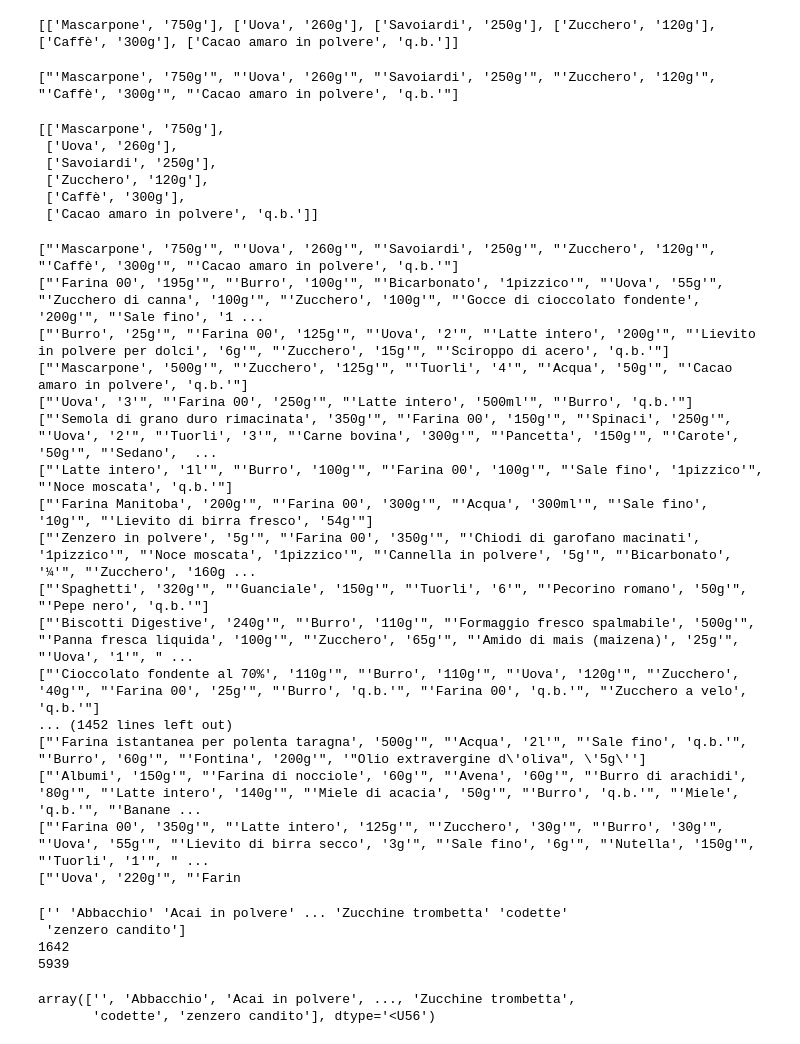
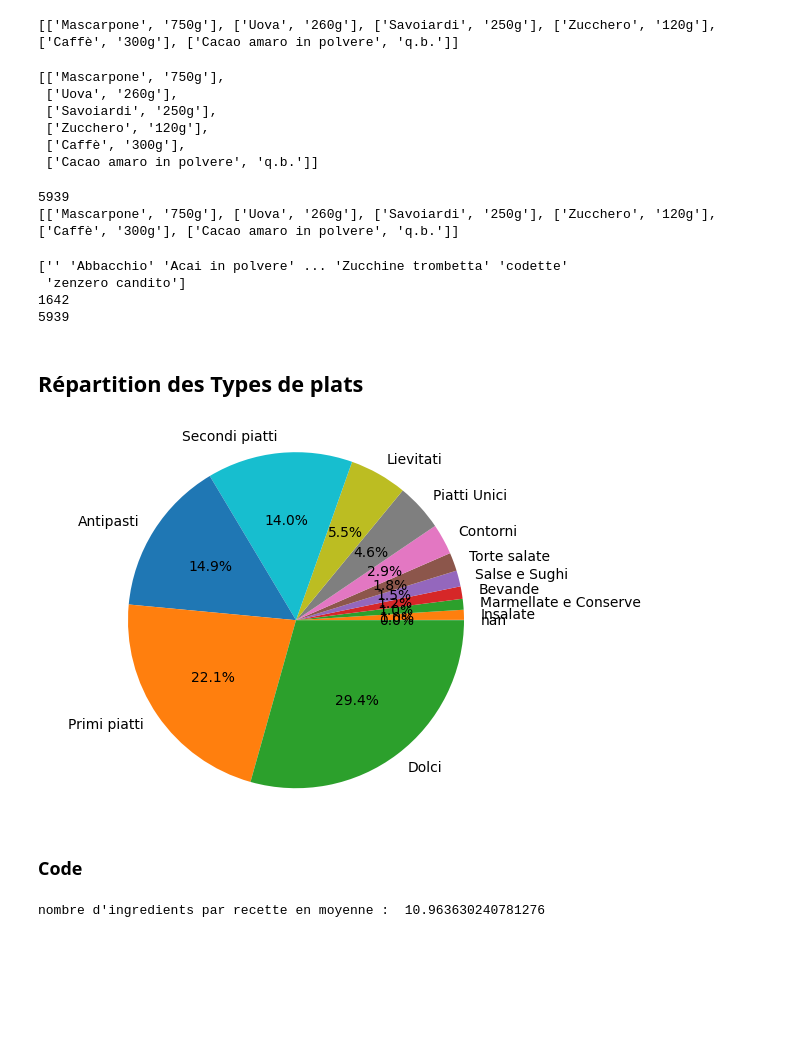
Before and after one commit to labicquette/Semantic-Web, a Jupyter notebook: dataset.ipynb, the cells around one changed output. Saved outputs shown, nothing was run; the diff lists cells and outputs as text; code cells hidden in the pictures; blank space fills up the shorter version.

```diff
--- a/dataset.ipynb
+++ b/dataset.ipynb
@@ -20,7 +25,6 @@ row = df['Ingredienti'][0]
 def getIngredient(row):
     row = row[2:-2]
     row = row.split('], [')
-    print(row)
     res = []
     for item in row :
         item = item.split(', ')
@@ -31,13 +35,12 @@ def getIngredient(row):
     return res
 getIngredient(row)
 # %% [output]
-["'Mascarpone', '750g'", "'Uova', '260g'", "'Savoiardi', '250g'", "'Zucchero', '120g'", "'Caffè', '300g'", "'Cacao amaro in polvere', 'q.b.'"]
+[['Mascarpone', '750g'],
+ ['Uova', '260g'],
+ ['Savoiardi', '250g'],
+ ['Zucchero', '120g'],
+ ['Caffè', '300g'],
+ ['Cacao amaro in polvere', 'q.b.']]
-[['Mascarpone', '750g'],
- ['Uova', '260g'],
- ['Savoiardi', '250g'],
- ['Zucchero', '120g'],
- ['Caffè', '300g'],
- ['Cacao amaro in polvere', 'q.b.']]
 # %%
 def getAllIng(df):
     allingredients = []
@@ -46,24 +49,10 @@ def getAllIng(df):
     return allingredients
 ingredients = getAllIng(df)
 print(len(ingredients))
+print(ingredients[0])
 # %% [output]
-["'Mascarpone', '750g'", "'Uova', '260g'", "'Savoiardi', '250g'", "'Zucchero', '120g'", "'Caffè', '300g'", "'Cacao amaro in polvere', 'q.b.'"]
-["'Farina 00', '195g'", "'Burro', '100g'", "'Bicarbonato', '1pizzico'", "'Uova', '55g'", "'Zucchero di canna', '100g'", "'Zucchero', '100g'", "'Gocce di cioccolato fondente', '200g'", "'Sale fino', '1 ...
-["'Burro', '25g'", "'Farina 00', '125g'", "'Uova', '2'", "'Latte intero', '200g'", "'Lievito in polvere per dolci', '6g'", "'Zucchero', '15g'", "'Sciroppo di acero', 'q.b.'"]
-["'Mascarpone', '500g'", "'Zucchero', '125g'", "'Tuorli', '4'", "'Acqua', '50g'", "'Cacao amaro in polvere', 'q.b.'"]
-["'Uova', '3'", "'Farina 00', '250g'", "'Latte intero', '500ml'", "'Burro', 'q.b.'"]
-["'Semola di grano duro rimacinata', '350g'", "'Farina 00', '150g'", "'Spinaci', '250g'", "'Uova', '2'", "'Tuorli', '3'", "'Carne bovina', '300g'", "'Pancetta', '150g'", "'Carote', '50g'", "'Sedano',  ...
-["'Latte intero', '1l'", "'Burro', '100g'", "'Farina 00', '100g'", "'Sale fino', '1pizzico'", "'Noce moscata', 'q.b.'"]
-["'Farina Manitoba', '200g'", "'Farina 00', '300g'", "'Acqua', '300ml'", "'Sale fino', '10g'", "'Lievito di birra fresco', '54g'"]
-["'Zenzero in polvere', '5g'", "'Farina 00', '350g'", "'Chiodi di garofano macinati', '1pizzico'", "'Noce moscata', '1pizzico'", "'Cannella in polvere', '5g'", "'Bicarbonato', '¼'", "'Zucchero', '160g ...
-["'Spaghetti', '320g'", "'Guanciale', '150g'", "'Tuorli', '6'", "'Pecorino romano', '50g'", "'Pepe nero', 'q.b.'"]
-["'Biscotti Digestive', '240g'", "'Burro', '110g'", "'Formaggio fresco spalmabile', '500g'", "'Panna fresca liquida', '100g'", "'Zucchero', '65g'", "'Amido di mais (maizena)', '25g'", "'Uova', '1'", " ...
-["'Cioccolato fondente al 70%', '110g'", "'Burro', '110g'", "'Uova', '120g'", "'Zucchero', '40g'", "'Farina 00', '25g'", "'Burro', 'q.b.'", "'Farina 00', 'q.b.'", "'Zucchero a velo', 'q.b.'"]
-... (1452 lines left out)
-["'Farina istantanea per polenta taragna', '500g'", "'Acqua', '2l'", "'Sale fino', 'q.b.'", "'Burro', '60g'", "'Fontina', '200g'", '"Olio extravergine d\'oliva", \'5g\'']
-["'Albumi', '150g'", "'Farina di nocciole', '60g'", "'Avena', '60g'", "'Burro di arachidi', '80g'", "'Latte intero', '140g'", "'Miele di acacia', '50g'", "'Burro', 'q.b.'", "'Miele', 'q.b.'", "'Banane ...
-["'Farina 00', '350g'", "'Latte intero', '125g'", "'Zucchero', '30g'", "'Burro', '30g'", "'Uova', '55g'", "'Lievito di birra secco', '3g'", "'Sale fino', '6g'", "'Nutella', '150g'", "'Tuorli', '1'", " ...
-["'Uova', '220g'", "'Farin
+5939
+[['Mascarpone', '750g'], ['Uova', '260g'], ['Savoiardi', '250g'], ['Zucchero', '120g'], ['Caffè', '300g'], ['Cacao amaro in polvere', 'q.b.']]
 # %%
 def getAllUniqueIngredients(ing):
     res = []
@@ -71,17 +60,15 @@ def getAllUniqueIngredients(ing):
         for ingredient in recipe:
             res += [ingredient[0]]
 
-    uniques = np.unique(res)
+    uniques, counts = np.unique(res, return_counts=True)
     print(uniques)
     print(len(uniques))
     print(len(ing))
-    return uniques
+    return uniques, counts
 
-getAllUniqueIngredients(ingredients)
+un_ing, counts_ing = getAllUniqueIngredients(ingredients)
 # %% [output]
 ['' 'Abbacchio' 'Acai in polvere' ... 'Zucchine trombetta' 'codette'
  'zenzero candito']
 1642
 5939
-array(['', 'Abbacchio', 'Acai in polvere', ..., 'Zucchine trombetta',
-       'codette', 'zenzero candito'], dtype='<U56')
@@ -89,0 +75,26 @@ print("nbRecipes : ")
+# %% [markdown]
+##  Répartition des Types de plats
+# %%
+def showCamembertCat(categorie):
+    cat = categorie.to_list()
+    val, counts = np.unique(cat, return_counts=True)
+    sort = np.argsort(counts)
+    fig1, ax1 = plt.subplots()
+    ax1.pie(counts[sort], labels=val[sort], autopct='%1.1f%%')
+    ax1.axis('equal')
+    plt.show()
+
+showCamembertCat(df['Categoria'])
+# %% [output]
+[figure, added]
+# %% [markdown]
+### Code
+# %%
+#nbMoyen Ingredients
+nbing =0
+for recipe in ingredients:
+    nbing+= len(recipe)
+nb_ing_moy = nbing/len(ingredients)
+print("nombre d'ingredients par recette en moyenne : ", nb_ing_moy)
+# %% [output]
+nombre d'ingredients par recette en moyenne :  10.963630240781276
```
Also changed, not shown: parts of 13 cells of this notebook.
